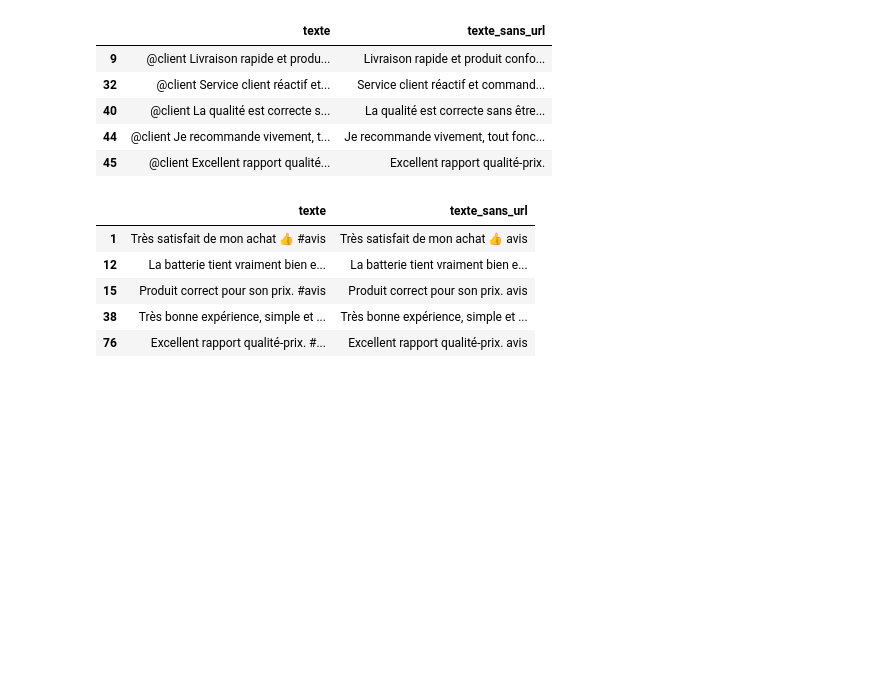
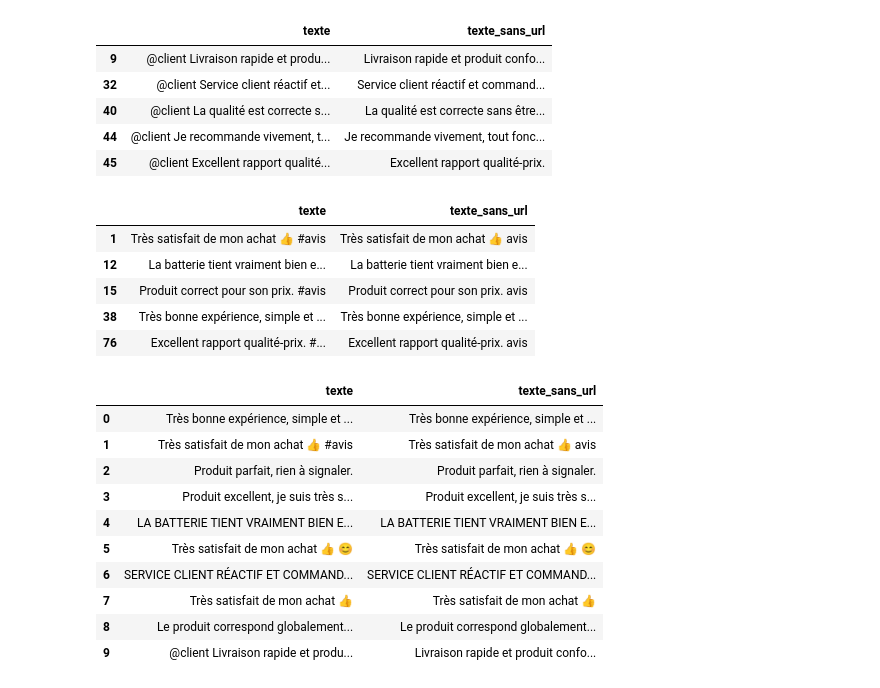
Before and after one commit to Atou-D10/atelier_prepa_donnees_textuelles, a Jupyter notebook: notebooks/atelier_prepa_donnees_textuelles.ipynb, the cells around one changed output. Saved outputs shown, nothing was run; the diff lists cells and outputs as text; code cells hidden in the pictures; blank space fills up the shorter version.

Commit message:
Partie 2 - Q5: nettoyage des espaces (multiples et en debut/fin)

```diff
--- a/notebooks/atelier_prepa_donnees_textuelles.ipynb
+++ b/notebooks/atelier_prepa_donnees_textuelles.ipynb
@@ -442,3 +442,20 @@ df[df['a_hashtag']][['texte', 'texte_sans_url']].head(5)
 | 15 | Produit correct pour son prix. #avis | Produit correct pour son prix. avis |
 | 38 | Très bonne expérience, simple et ... | Très bonne expérience, simple et ... |
 | 76 | Excellent rapport qualité-prix. #... | Excellent rapport qualité-prix. avis |
+# %%
+# Partie 2 - Question 5 : Nettoyage des espaces
+df['texte_sans_url'] = df['texte_sans_url'].str.replace(r'\s+', ' ', regex=True).str.strip()
+
+df[['texte', 'texte_sans_url']].head(10)
+# %% [output]
+|  | texte | texte_sans_url |
+| 0 | Très bonne expérience, simple et ... | Très bonne expérience, simple et ... |
+| 1 | Très satisfait de mon achat 👍 #avis | Très satisfait de mon achat 👍 avis |
+| 2 | Produit parfait, rien à signaler. | Produit parfait, rien à signaler. |
+| 3 | Produit excellent, je suis très s... | Produit excellent, je suis très s... |
+| 4 | LA BATTERIE TIENT VRAIMENT BIEN E... | LA BATTERIE TIENT VRAIMENT BIEN E... |
+| 5 | Très satisfait de mon achat 👍 😊 | Très satisfait de mon achat 👍 😊 |
+| 6 | SERVICE CLIENT RÉACTIF ET COMMAND... | SERVICE CLIENT RÉACTIF ET COMMAND... |
+| 7 | Très satisfait de mon achat 👍 | Très satisfait de mon achat 👍 |
+| 8 | Le produit correspond globalement... | Le produit correspond globalement... |
+| 9 | @client Livraison rapide et produ... | Livraison rapide et produit confo... |
```
